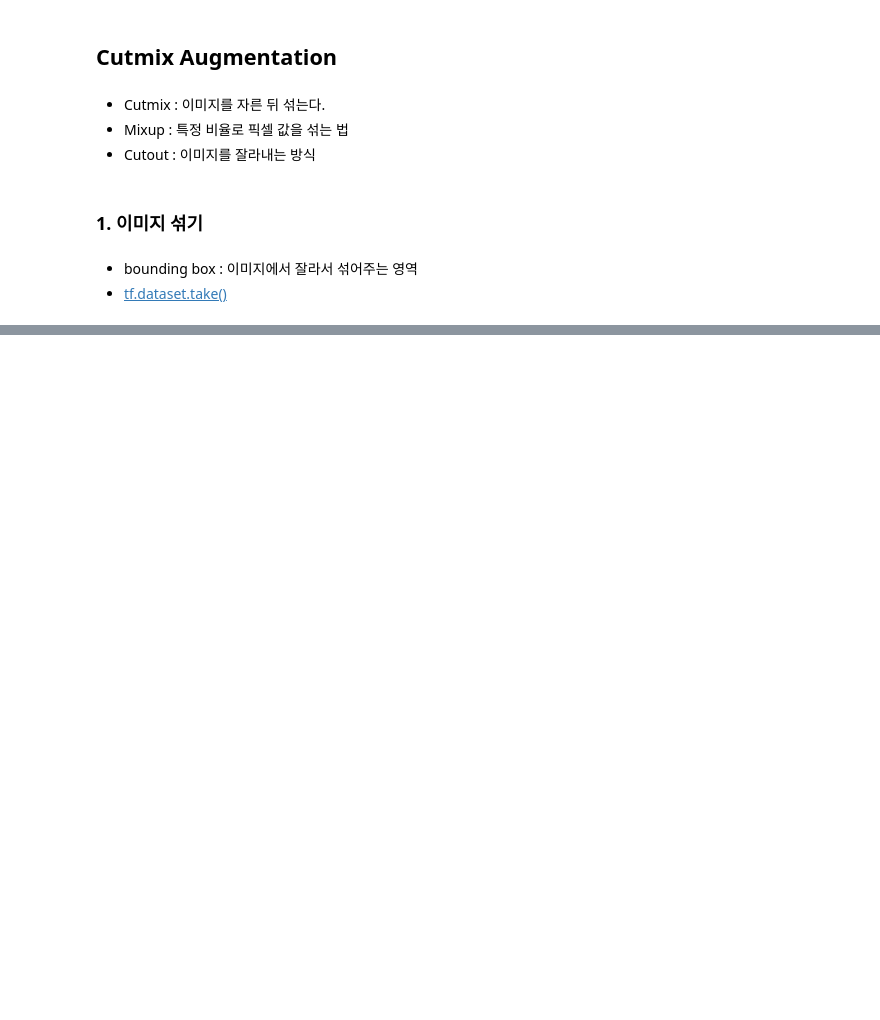
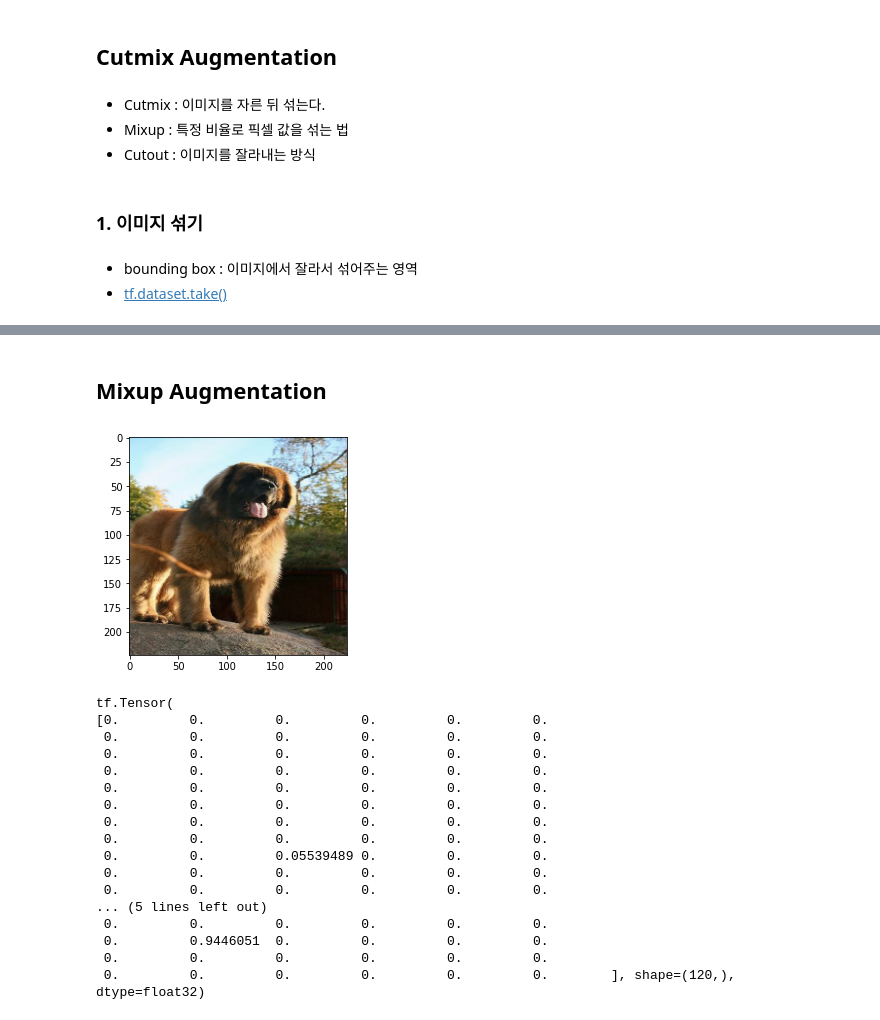
Before and after one commit to paul2522/Going_Deeper_Project, a Jupyter notebook: 2/Data_Augmentation.ipynb, the cells around one changed output, grey strips where cells are left out. Cells and saved outputs as stored; diff of their text form; code cells hidden in the pictures; blank space fills up the shorter version.

```diff
--- a/2/Data_Augmentation.ipynb
+++ b/2/Data_Augmentation.ipynb
@@ -284,0 +332,22 @@ plt.show()
+# %%
+# mix two labels
+def mix_2_labels(label_a, label_b, x_min, y_min, x_max, y_max, num_classes=120):
+    image_size_x = image_a.shape[1]
+    image_size_y = image_a.shape[0]
+    mixed_area = (x_max-x_min)*(y_max-y_min)
+    total_area = image_size_x*image_size_y
+    ratio = tf.cast(mixed_area/total_area, tf.float32)
+
+    if len(label_a.shape)==0:
+        label_a = tf.one_hot(label_a, num_classes)
+
+    if len(label_b.shape)==0:
+        label_b = tf.one_hot(label_b, num_classes)
+
+    mixed_label = (1-ratio)*label_a + ratio*label_b
+
+    return mixed_label
+
+mixed_label = mix_2_labels(label_a, label_b, x_min, y_min, x_max, y_max)
+
+mixed_label
@@ -284,0 +390,44 @@ plt.show()
+# %% [markdown]
+## Mixup Augmentation
+# %%
+# function for mixup
+def mixup_2_images(image_a, image_b, label_a, label_b):
+    ratio = tf.random.uniform([], 0, 1)
+
+    if len(label_a.shape)==0:
+        label_a = tf.one_hot(label_a, num_classes)
+
+    if len(label_b.shape)==0:
+        label_b = tf.one_hot(label_b, num_classes)
+
+    mixed_image= (1-ratio)*image_a + ratio*image_b
+    mixed_label = (1-ratio)*label_a + ratio*label_b
+
+    return mixed_image, mixed_label
+
+mixed_img, mixed_label = mixup_2_images(image_a, image_b, label_a, label_b)
+
+plt.imshow(mixed_img.numpy())
+
+plt.show()
+
+print(mixed_label)
+# %% [output]
+[figure, added]
+tf.Tensor(
+[0.         0.         0.         0.         0.         0.
+ 0.         0.         0.         0.         0.         0.
+ 0.         0.         0.         0.         0.         0.
+ 0.         0.         0.         0.         0.         0.
+ 0.         0.         0.         0.         0.         0.
+ 0.         0.         0.         0.         0.         0.
+ 0.         0.         0.         0.         0.         0.
+ 0.         0.         0.         0.         0.         0.
+ 0.         0.         0.05539489 0.         0.         0.
+ 0.         0.         0.         0.         0.         0.
+ 0.         0.         0.         0.         0.         0.
+... (5 lines left out)
+ 0.         0.         0.         0.         0.         0.
+ 0.         0.9446051  0.         0.         0.         0.
+ 0.         0.         0.         0.         0.         0.
+ 0.         0.         0.         0.         0.         0.        ], shape=(120,), dtype=float32)
```
Also changed, not shown: parts of 13 cells of this notebook, 3 other files.
